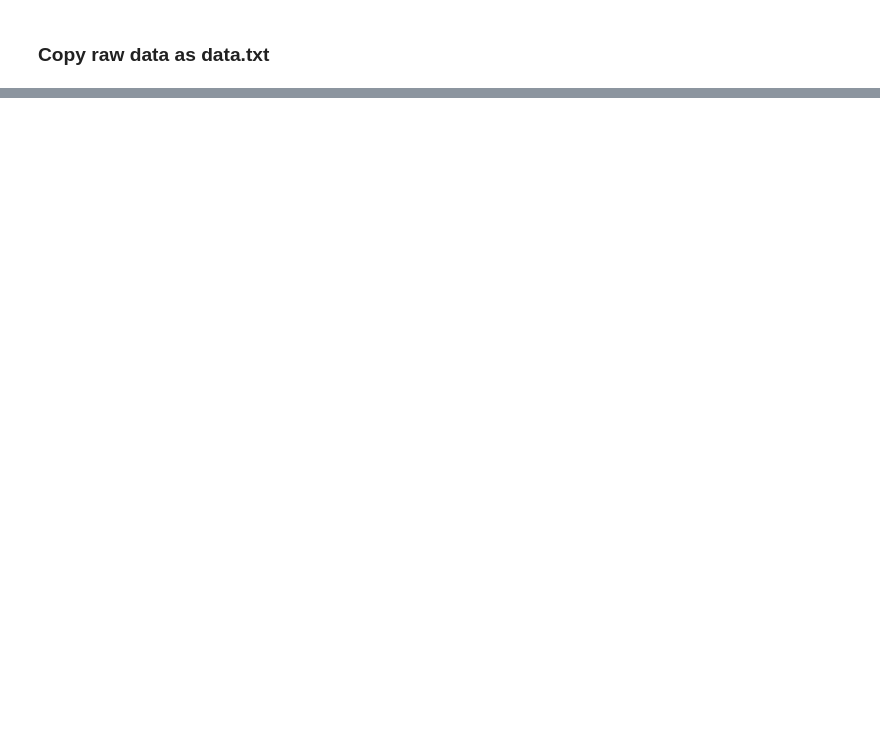
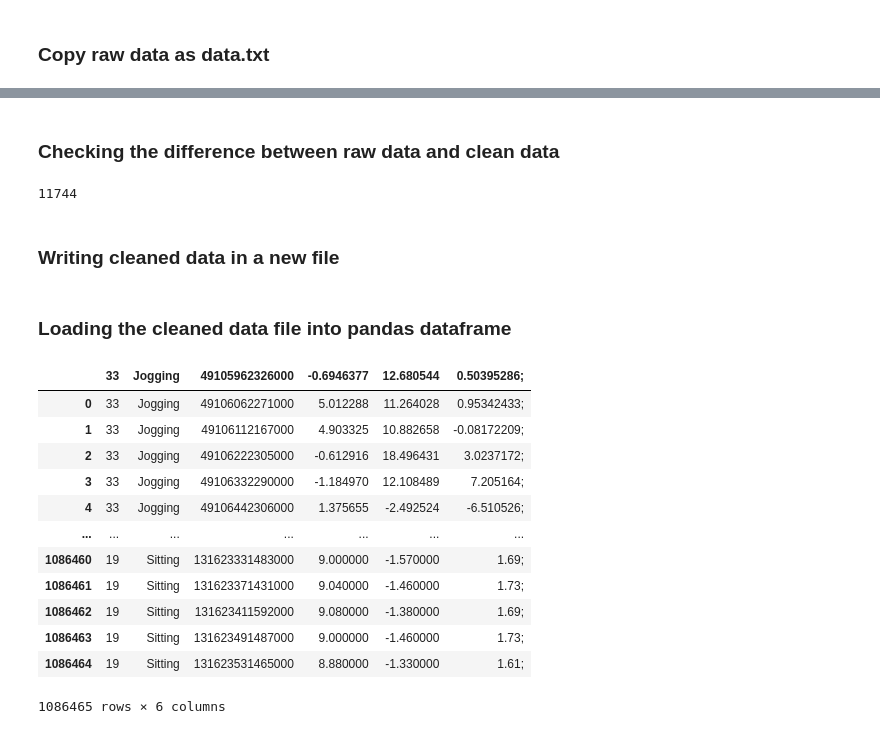
Before and after one commit to oddlyspaced/WISDM-Processing, a Jupyter notebook: process.ipynb, the cells around one changed output, grey strips where cells are left out. Saved outputs shown, nothing was run; the diff lists cells and outputs as text; code cells hidden in the pictures; blank space fills up the shorter version.

Commit message:
add code to handle data cleaning

```diff
--- a/process.ipynb
+++ b/process.ipynb
@@ -22,0 +90,8 @@ WISDM_ar_latest.tar 100%[===================>]  10.88M  4.03MB/s    in 2.7s
+# %% [markdown]
+### Checking the difference between raw data and clean data
+# %%
+print(len(lines) - len(data_clean))
+# %% [output]
+11744
+# %% [markdown]
+### Writing cleaned data in a new file
@@ -22,0 +102,18 @@ WISDM_ar_latest.tar 100%[===================>]  10.88M  4.03MB/s    in 2.7s
+# %% [markdown]
+### Loading the cleaned data file into pandas dataframe
+# %%
+pd.read_csv("./data_clean.txt")
+# %% [output]
+|  | 33 | Jogging | 49105962326000 | -0.6946377 | 12.680544 | 0.50395286; |
+| 0 | 33 | Jogging | 49106062271000 | 5.012288 | 11.264028 | 0.95342433; |
+| 1 | 33 | Jogging | 49106112167000 | 4.903325 | 10.882658 | -0.08172209; |
+| 2 | 33 | Jogging | 49106222305000 | -0.612916 | 18.496431 | 3.0237172; |
+| 3 | 33 | Jogging | 49106332290000 | -1.184970 | 12.108489 | 7.205164; |
+| 4 | 33 | Jogging | 49106442306000 | 1.375655 | -2.492524 | -6.510526; |
+| ... | ... | ... | ... | ... | ... | ... |
+| 1086460 | 19 | Sitting | 131623331483000 | 9.000000 | -1.570000 | 1.69; |
+| 1086461 | 19 | Sitting | 131623371431000 | 9.040000 | -1.460000 | 1.73; |
+| 1086462 | 19 | Sitting | 131623411592000 | 9.080000 | -1.380000 | 1.69; |
+| 1086463 | 19 | Sitting | 131623491487000 | 9.000000 | -1.460000 | 1.73; |
+| 1086464 | 19 | Sitting | 131623531465000 | 8.880000 | -1.330000 | 1.61; |
+1086465 rows × 6 columns
```
Also changed, not shown: parts of 10 cells of this notebook.
